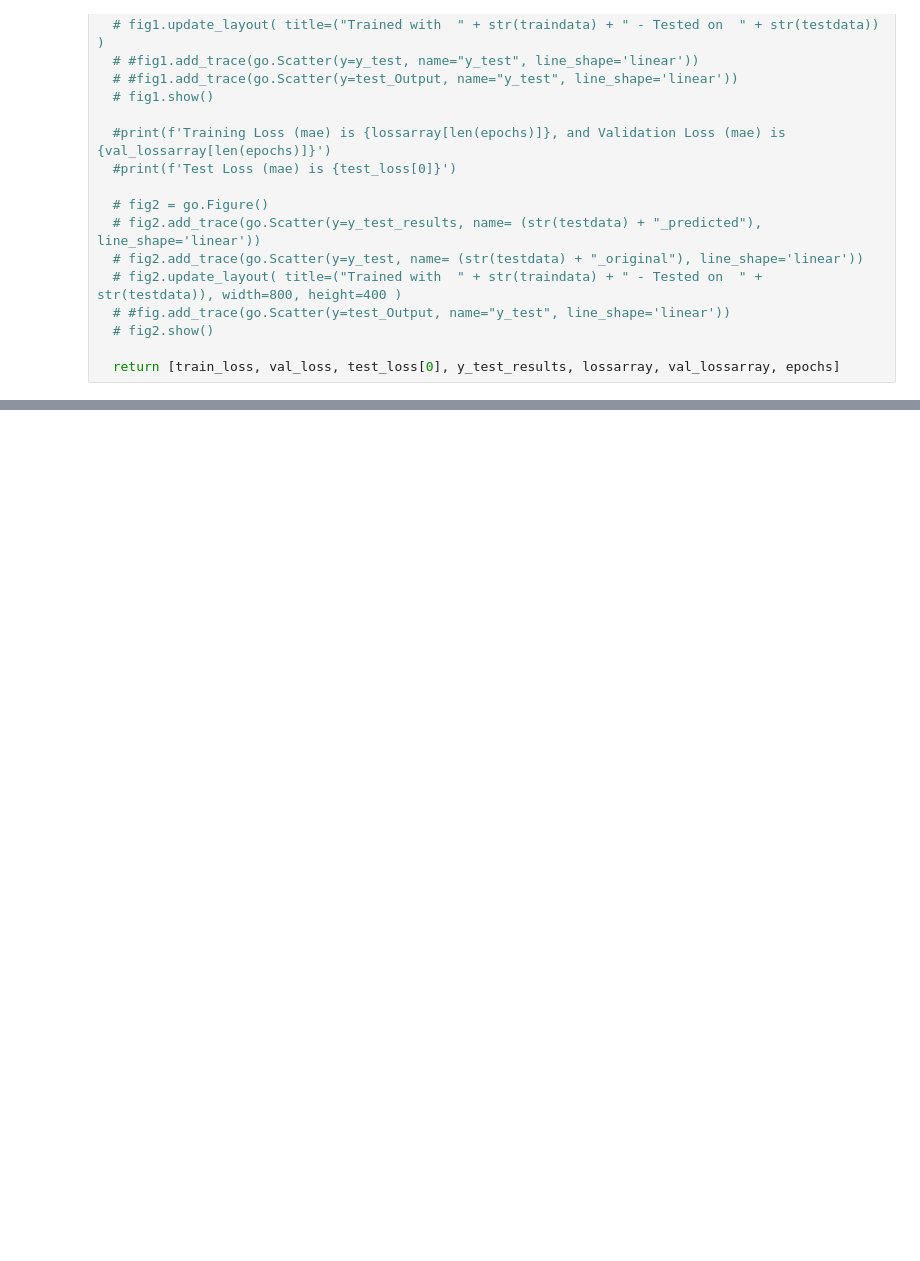
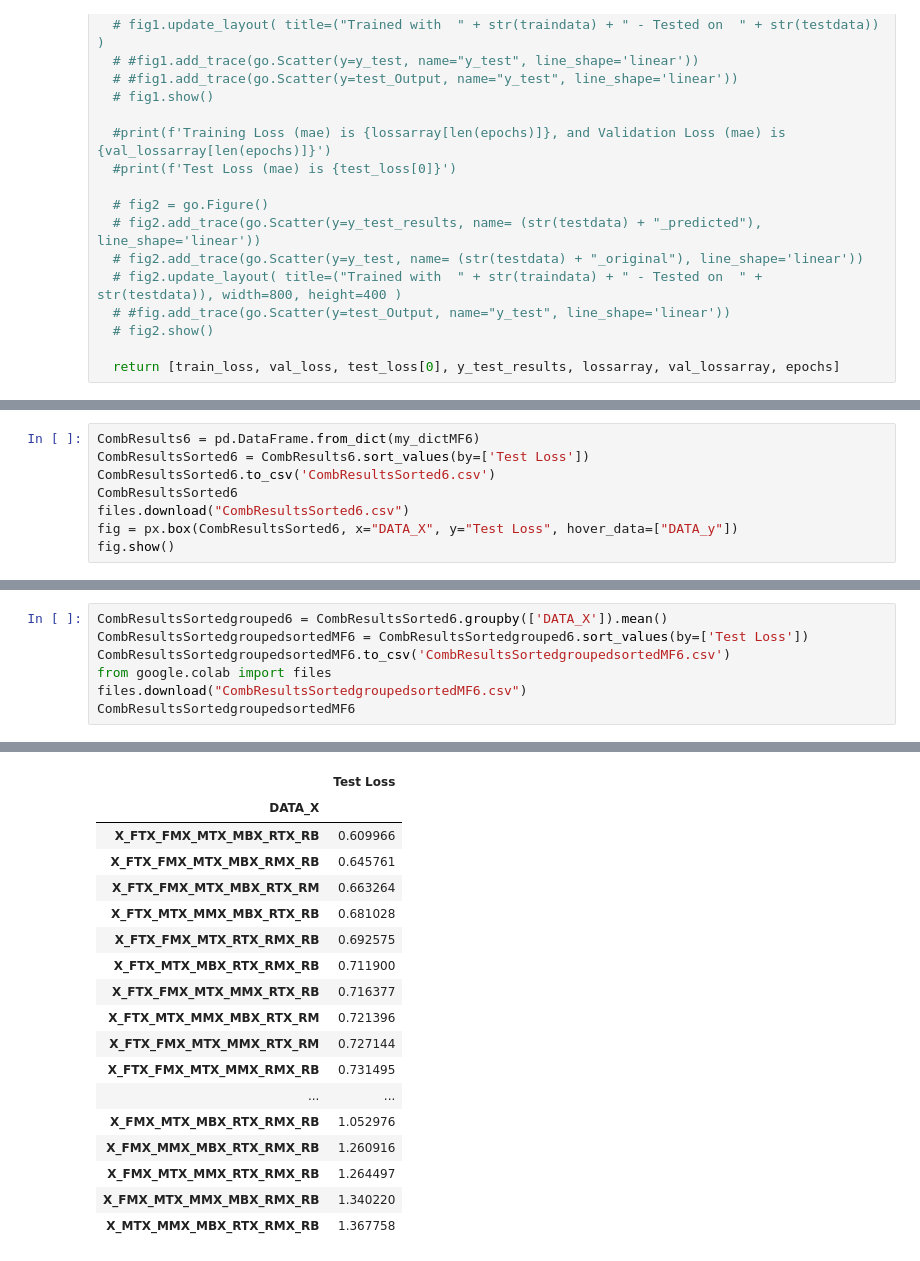
Before and after one commit to ayanoglu/Sensor-Network-Prediction-Models, a Jupyter notebook: ColdChainTransportation_Time_Series_Prediction_For_Sensor_Networks_Prediction_based_on_number_of_sensors.ipynb, the cells around one changed output, grey strips where cells are left out. Saved outputs shown, nothing was run; the diff lists cells and outputs as text; blank space fills up the shorter version.

```diff
--- a/ColdChainTransportation_Time_Series_Prediction_For_Sensor_Networks_Prediction_based_on_number_of_sensors.ipynb
+++ b/ColdChainTransportation_Time_Series_Prediction_For_Sensor_Networks_Prediction_based_on_number_of_sensors.ipynb
@@ -1498,0 +1014,8 @@ fig.show()
+# %%
+CombResults6 = pd.DataFrame.from_dict(my_dictMF6)
+CombResultsSorted6 = CombResults6.sort_values(by=['Test Loss'])
+CombResultsSorted6.to_csv('CombResultsSorted6.csv')
+CombResultsSorted6
+files.download("CombResultsSorted6.csv")
+fig = px.box(CombResultsSorted6, x="DATA_X", y="Test Loss", hover_data=["DATA_y"])
+fig.show()
@@ -1498,0 +1026,8 @@ fig.show()
+# %%
+CombResultsSortedgrouped6 = CombResultsSorted6.groupby(['DATA_X']).mean()
+CombResultsSortedgroupedsortedMF6 = CombResultsSortedgrouped6.sort_values(by=['Test Loss'])
+CombResultsSortedgroupedsortedMF6.to_csv('CombResultsSortedgroupedsortedMF6.csv')
+from google.colab import files
+files.download("CombResultsSortedgroupedsortedMF6.csv")
+CombResultsSortedgroupedsortedMF6
+# %% [output]
@@ -1498,0 +1036,18 @@ fig.show()
+|  | Test Loss |
+| DATA_X |  |
+| X_FTX_FMX_MTX_MBX_RTX_RB | 0.609966 |
+| X_FTX_FMX_MTX_MBX_RMX_RB | 0.645761 |
+| X_FTX_FMX_MTX_MBX_RTX_RM | 0.663264 |
+| X_FTX_MTX_MMX_MBX_RTX_RB | 0.681028 |
+| X_FTX_FMX_MTX_RTX_RMX_RB | 0.692575 |
+| X_FTX_MTX_MBX_RTX_RMX_RB | 0.711900 |
+| X_FTX_FMX_MTX_MMX_RTX_RB | 0.716377 |
+| X_FTX_MTX_MMX_MBX_RTX_RM | 0.721396 |
+| X_FTX_FMX_MTX_MMX_RTX_RM | 0.727144 |
+| X_FTX_FMX_MTX_MMX_RMX_RB | 0.731495 |
+| ... | ... |
+| X_FMX_MTX_MBX_RTX_RMX_RB | 1.052976 |
+| X_FMX_MMX_MBX_RTX_RMX_RB | 1.260916 |
+| X_FMX_MTX_MMX_RTX_RMX_RB | 1.264497 |
+| X_FMX_MTX_MMX_MBX_RMX_RB | 1.340220 |
+| X_MTX_MMX_MBX_RTX_RMX_RB | 1.367758 |
```
Also changed, not shown: parts of 63 cells of this notebook.
